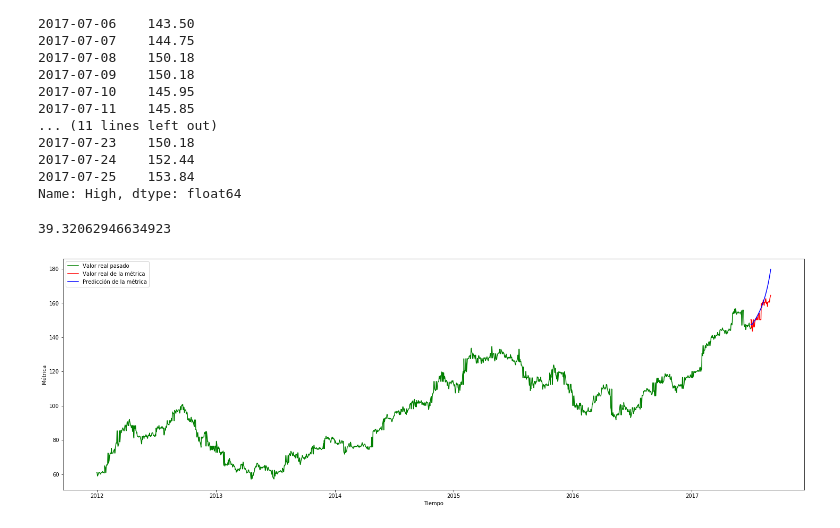
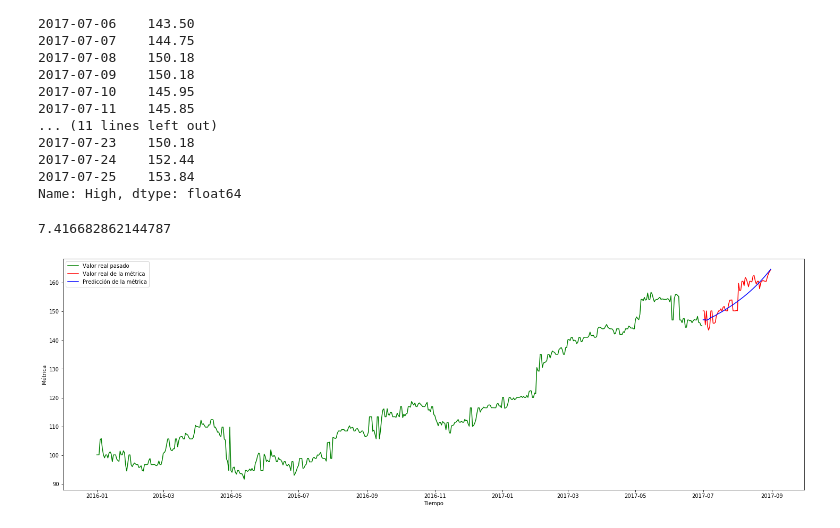
Before and after one commit to kendalvictor/tests_courses_research, a Jupyter notebook: courses - workshops/YOUTUBE/codificandobits/09_Prediccion_de_acciones_en_la_bolsa_con_redes_LSTM-master/LSTM-build_real_prediction.ipynb, the cells around one changed output. Cells and saved outputs as stored; diff of their text form; code cells hidden in the pictures.

```diff
--- a/courses - workshops/YOUTUBE/codificandobits/09_Prediccion_de_acciones_en_la_bolsa_con_redes_LSTM-master/LSTM-build_real_prediction.ipynb
+++ b/courses - workshops/YOUTUBE/codificandobits/09_Prediccion_de_acciones_en_la_bolsa_con_redes_LSTM-master/LSTM-build_real_prediction.ipynb
@@ -157,7 +189,7 @@ dataset.index.min(), dataset.index.max(), dataset.shape
  Timestamp('2017-12-29 00:00:00'),
  (4379, 11))
 # %%
-set_entrenamiento = dataset['2012':'2017-06'].iloc[:, 5:6]
+set_entrenamiento = dataset['2006-01':'2017-06'].iloc[:, 5:6]
 set_validacion = dataset['2017-07':'2017-08'].iloc[:, 5:6]
 
 print(
@@ -432,28 +458,28 @@ mean_squared_error(
     set_validacion['High'], serie_result
 )
 # %% [output]
-39.32062946634923
+7.416682862144787
 # %%
 # Graficar resultados
 fig, axes = plt.subplots(nrows=1, ncols=1, figsize=(25, 8))
 
-axes.plot(set_entrenamiento['High'], color='green', label='Valor real pasado')
+axes.plot(set_entrenamiento['2016':]['High'], color='green', label='Valor real pasado')
 plt.plot(set_validacion['High'], color='red', label='Valor real de la métrica')
 plt.plot(serie_result, color='blue', label='Predicción de la métrica')
 
 
 #axes.axvline(set_entrenamiento.index[1698], color="blue", linestyle="--", lw=2)
 #axes.axvline(set_entrenamiento.index[2300], color="blue", linestyle="--", lw=2)
 
 #axes.axvline(set_validacion_init.index[160], color="blue", linestyle="--", lw=2)
 #axes.axvline(set_validacion_init.index[230], color="blue", linestyle="--", lw=2)
 #axes.axvline(set_validacion_init.index[240], color="blue", linestyle="--", lw=2)
 
 #plt.ylim(1.1 * np.min(prediccion)/2, 1.1 * np.max(prediccion))
 
 plt.xlabel('Tiempo')
 plt.ylabel('Métrica')
 plt.legend()
 plt.show()
 # %% [output]
-[figure, old version]
+[figure, new version]
```
Also changed, not shown: parts of 11 cells of this notebook, 4 other files.
